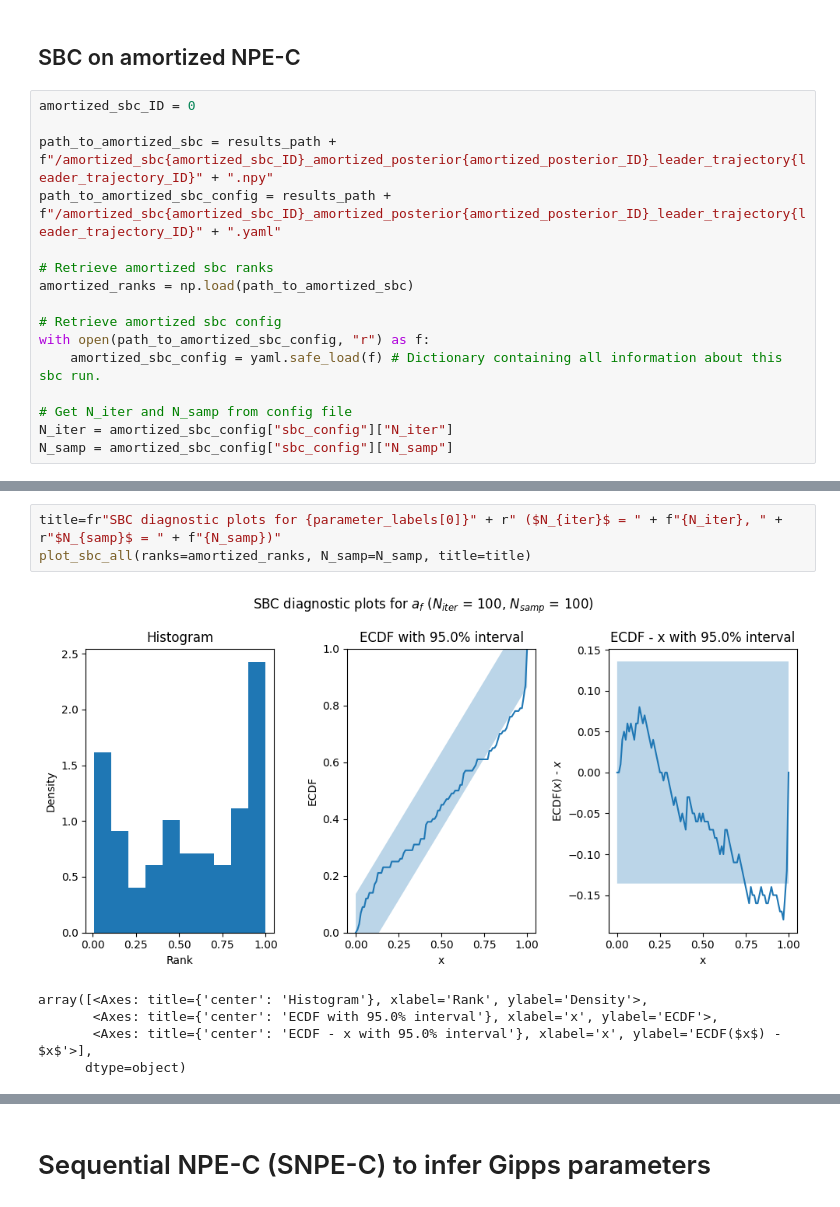
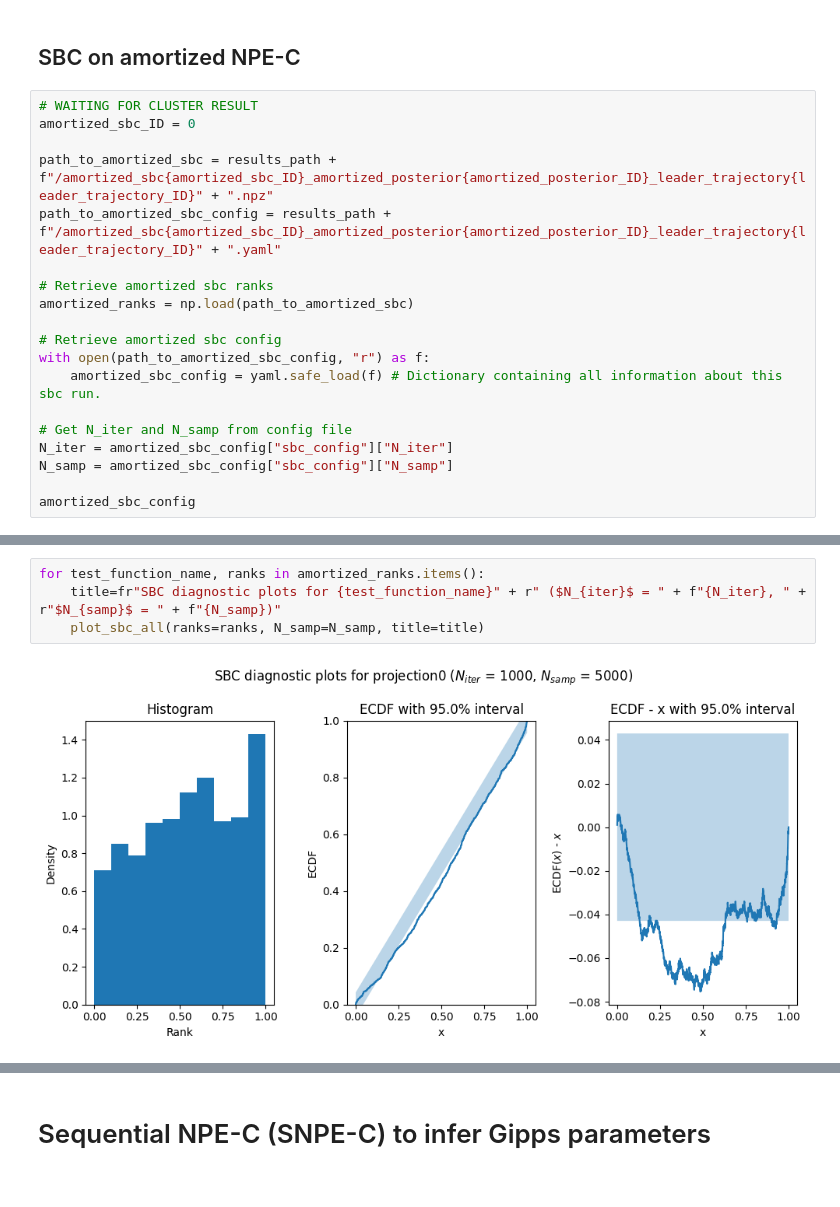
Before and after one commit to kaisamaroo/SBC-SBI, a Jupyter notebook: notebooks/real_examples/gipps_7d/npe_c.ipynb, the cells around one changed output, grey strips where cells are left out. Cells and saved outputs as stored; diff of their text form.

```diff
--- a/notebooks/real_examples/gipps_7d/npe_c.ipynb
+++ b/notebooks/real_examples/gipps_7d/npe_c.ipynb
@@ -237,9 +251,10 @@ NameError: name 'amortized_posterior_samples' is not defined
 # %% [markdown]
 ## SBC on amortized NPE-C
 # %%
+# WAITING FOR CLUSTER RESULT
 amortized_sbc_ID = 0
 
-path_to_amortized_sbc = results_path + f"/amortized_sbc{amortized_sbc_ID}_amortized_posterior{amortized_posterior_ID}_leader_trajectory{leader_trajectory_ID}" + ".npy"
+path_to_amortized_sbc = results_path + f"/amortized_sbc{amortized_sbc_ID}_amortized_posterior{amortized_posterior_ID}_leader_trajectory{leader_trajectory_ID}" + ".npz"
 path_to_amortized_sbc_config = results_path + f"/amortized_sbc{amortized_sbc_ID}_amortized_posterior{amortized_posterior_ID}_leader_trajectory{leader_trajectory_ID}" + ".yaml"
 
 # Retrieve amortized sbc ranks
@@ -252,3 +267,5 @@ with open(path_to_amortized_sbc_config, "r") as f:
 # Get N_iter and N_samp from config file
 N_iter = amortized_sbc_config["sbc_config"]["N_iter"]
 N_samp = amortized_sbc_config["sbc_config"]["N_samp"]
+
+amortized_sbc_config
@@ -255,9 +290,6 @@ N_samp = amortized_sbc_config["sbc_config"]["N_samp"]
 # %%
-title=fr"SBC diagnostic plots for {parameter_labels[0]}" + r" ($N_{iter}$ = " + f"{N_iter}, " + r"$N_{samp}$ = " + f"{N_samp})"
-plot_sbc_all(ranks=amortized_ranks, N_samp=N_samp, title=title)
+for test_function_name, ranks in amortized_ranks.items():
+    title=fr"SBC diagnostic plots for {test_function_name}" + r" ($N_{iter}$ = " + f"{N_iter}, " + r"$N_{samp}$ = " + f"{N_samp})"
+    plot_sbc_all(ranks=ranks, N_samp=N_samp, title=title)
 # %% [output]
-[figure, old version]
+[figure, new version]
-array([<Axes: title={'center': 'Histogram'}, xlabel='Rank', ylabel='Density'>,
-       <Axes: title={'center': 'ECDF with 95.0% interval'}, xlabel='x', ylabel='ECDF'>,
-       <Axes: title={'center': 'ECDF - x with 95.0% interval'}, xlabel='x', ylabel='ECDF($x$) - $x$'>],
-      dtype=object)
```
Also changed, not shown: parts of 12 cells of this notebook, 30 other files.
